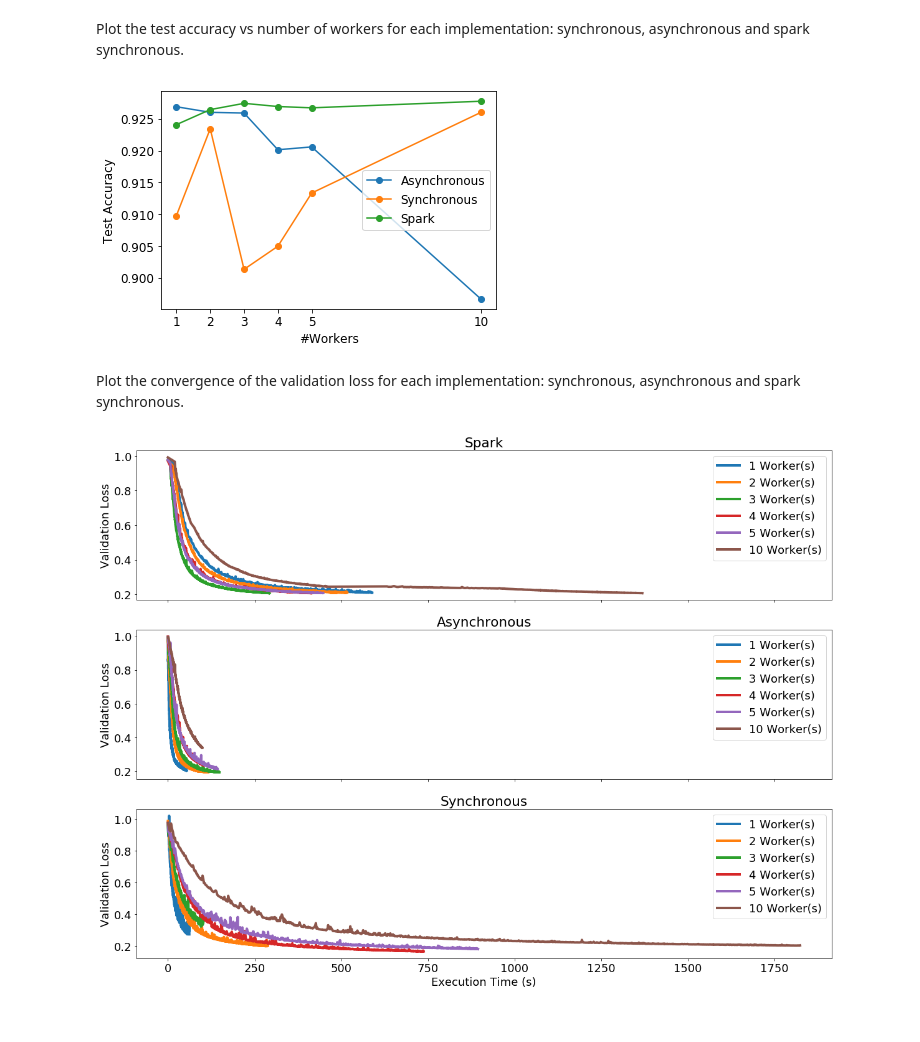
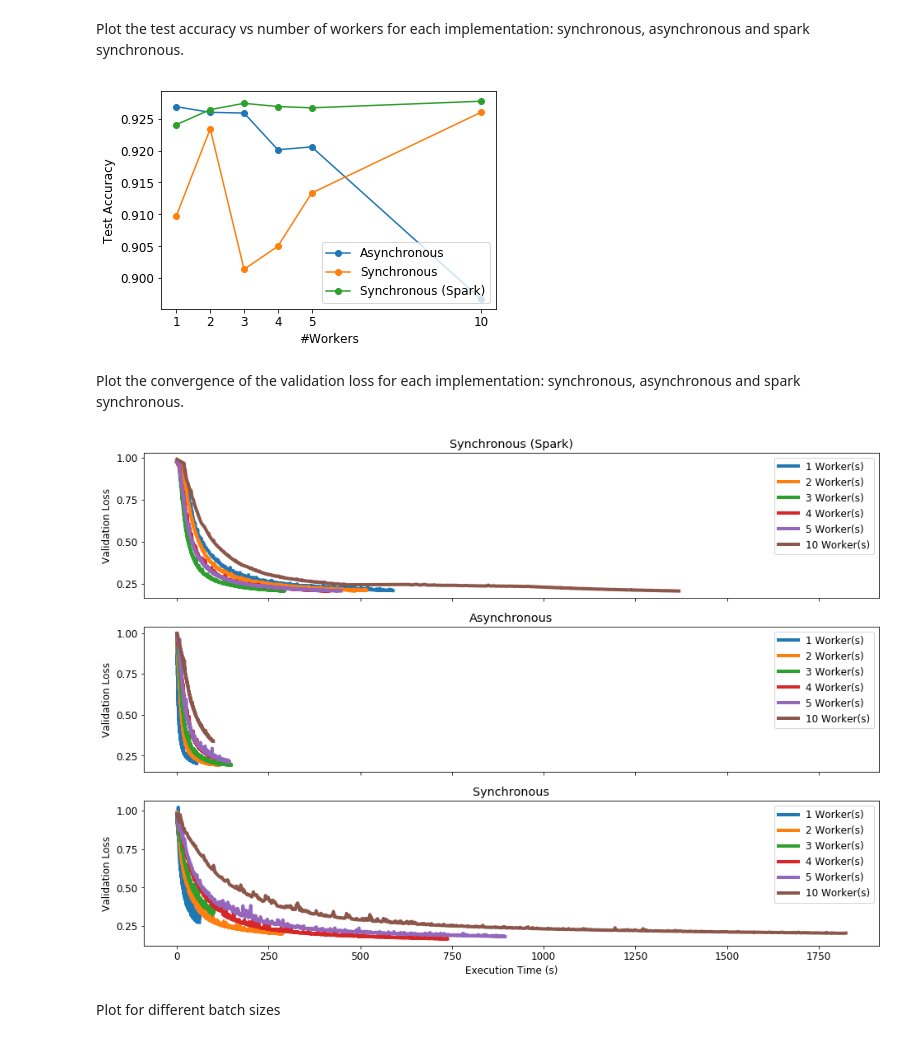
Before and after one commit to rusucosmin/hw, a Jupyter notebook: analysis/analysis.ipynb, the cells around one changed output. Drawn from its saved outputs; the diff is of its cells as text; code cells hidden in the pictures.

```diff
--- a/analysis/analysis.ipynb
+++ b/analysis/analysis.ipynb
@@ -28,7 +28,7 @@ data['compute-time'] = (data['end-compute-time'] - data['start-compute-time'])/n
 # %% [markdown]
 Read the logs of the Hogwild implementation
 # %%
-data_paths = [join(LOGS_PATH, f) for f in objs_in_path if isfile(join(LOGS_PATH, f)) and 'hogwild' in f and 'json' in f]
+data_paths = [join(LOGS_PATH, f) for f in objs_in_path if isfile(join(LOGS_PATH, f)) and 'hogwild_log' in f and 'json' in f]
 # %%
 logs = []
 for path in data_paths:
@@ -109,7 +109,7 @@ for i in by_workers:
     acc = np.array(i[1]['test_accuracy'].values)
     workers.append(i[0])
     test_accs.append(np.mean(acc))
-plt.plot(workers, test_accs, 'o-', label="Spark")
+plt.plot(workers, test_accs, 'o-', label="Synchronous (Spark)")
 
 ### General plot info
 plt.rc('font', size=12)
@@ -117,14 +117,14 @@ plt.xlabel('#Workers')
 plt.ylabel('Test Accuracy')
 plt.xticks(workers)
 plt.legend()
-plt.savefig('workers_test_accuracy.png')
+plt.savefig('workers_test_accuracy.png', bbox_inches='tight')
 plt.show()
 # %% [output]
-[figure, old version]
+[figure, new version]
 # %% [markdown]
 Plot the convergence of the validation loss for each implementation: synchronous, asynchronous and spark synchronous.
 # %%
-fig, (ax1, ax2, ax3) = plt.subplots(3,1,figsize=(20,15), sharex=True)
+fig, (ax1, ax2, ax3) = plt.subplots(3,1,figsize=(16,11), sharex=True)
 
 ## Spark
 by_workers = data.groupby('num_workers')
@@ -145,7 +145,7 @@ for i in by_workers:
     # average
     mean_worker_ttstamps = mean_2d_diff_size(worker_ttstamps)
     mean_losses = mean_2d_diff_size(worker_losses)
-    ax1.set_title('Spark')
+    ax1.set_title('Synchronous (Spark)')
     ax1.plot(mean_worker_ttstamps, mean_losses,
              label="{} Worker(s)".format(i[0]),
              linewidth=4)
@@ -156,32 +156,34 @@ for m in by_mode:
     mode = m[0]
     by_workers = m[1].groupby('n_workers')
     ax = ax2 if mode == 'asynchronous' else ax3
     for w in sorted(by_workers,key=lambda x: int(x[0])):
         num_workers = w[0]
         worker_all_timestamps = []
         worker_all_losses = []
         for run in w[1]['losses_val']:
             initial_time = parse(run[0]['time'])
             this_run_timestamps = [(parse(epoch['time']) - initial_time)\
                                    .total_seconds()
                                    for epoch in run]
             worker_all_timestamps.append(this_run_timestamps)
             this_run_losses = [epoch['loss_val'] for epoch in run]
             worker_all_losses.append(this_run_losses)
         worker_mean_timestamps = mean_2d_diff_size(worker_all_timestamps)
         worker_mean_losses = mean_2d_diff_size(worker_all_losses)
 
         ax.plot(worker_mean_timestamps, worker_mean_losses,
                 label = "{} Worker(s)".format(num_workers),
                 linewidth=4)
         ax.set_title(mode.capitalize())
         ax.legend()
 for ax in ax1, ax2, ax3:
     ax.set_ylabel('Validation Loss')
 
 plt.xlabel('Execution Time (s)')
 plt.rc('font', size=18)
-plt.savefig('conv_val_loss.png')
+plt.savefig('conv_val_loss.png', bbox_inches='tight')
 plt.show()
 # %% [output]
-[figure, old version]
+[figure, new version]
+# %% [markdown]
+Plot for different batch sizes
```
Also changed, not shown: parts of 6 cells of this notebook.
